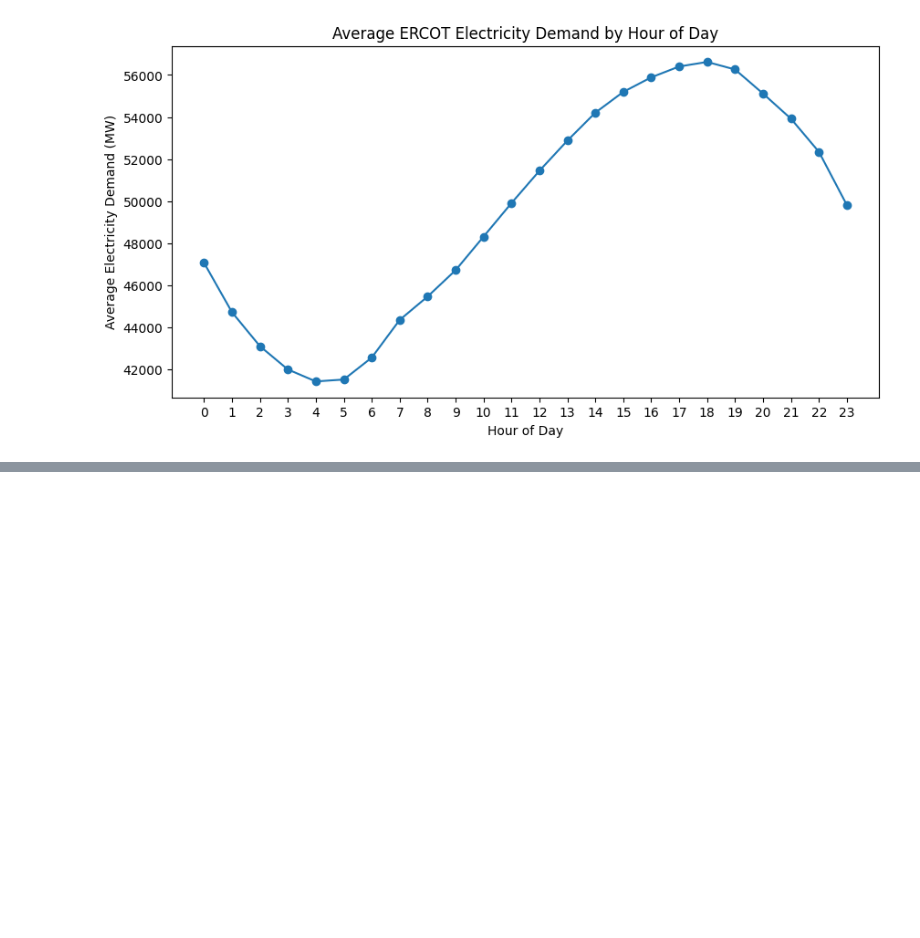
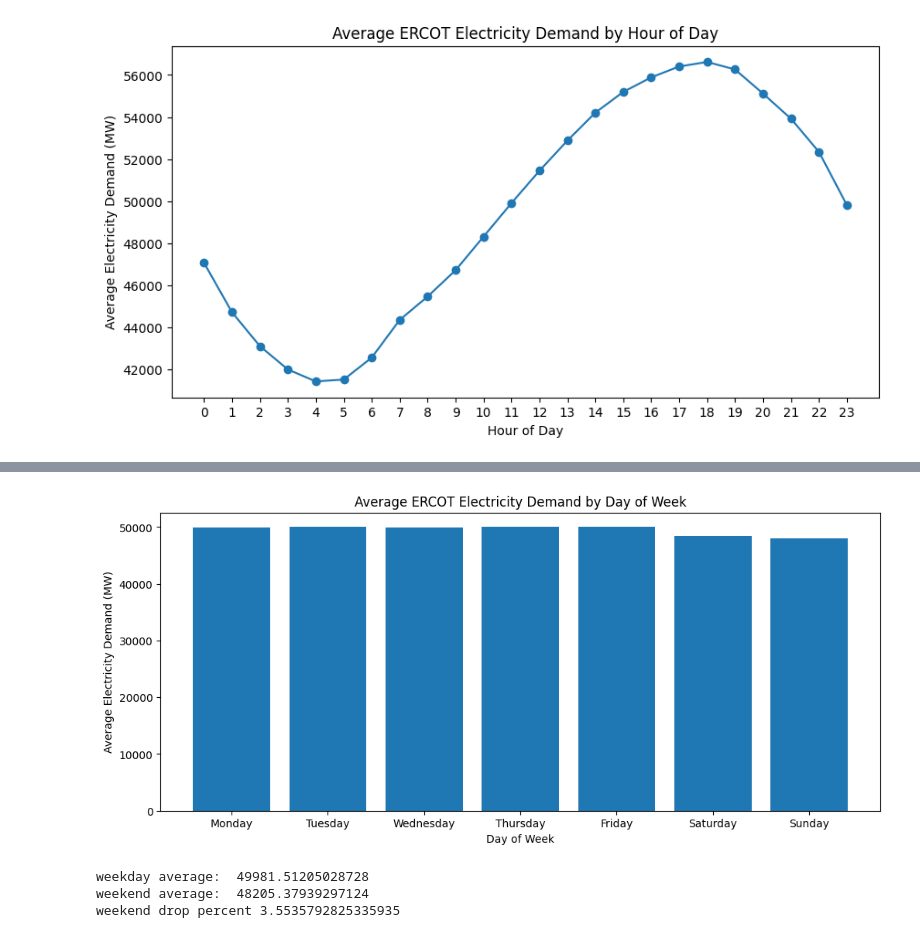
Before and after one commit to Chen-M-22/GridCast, a Jupyter notebook: 01_data_exploration.ipynb, the cells around one changed output, grey strips where cells are left out. Cells and saved outputs as stored; diff of their text form; code cells hidden in the pictures; blank space fills up the shorter version.

```diff
--- a/01_data_exploration.ipynb
+++ b/01_data_exploration.ipynb
@@ -466,3 +466,12 @@ plt.xticks(range(24))
 plt.show()
 # %% [output]
 [figure]
+# %%
+historical_demand_df = pd.read_csv('ercot_hourly_demand_2020_2025_clean.csv', parse_dates = ['timestamp'])
+# %%
+historical_demand_df['local_timestamp'] = historical_demand_df['timestamp'].dt.tz_localize("UTC").dt.tz_convert("America/Chicago")
+# %%
+historical_demand_df['day_of_week'] = historical_demand_df['local_timestamp'].dt.day_of_week
+# %%
+average_demand_by_day = historical_demand_df.groupby('day_of_week')['demand'].mean()
+average_demand_by_day
@@ -468,0 +489,35 @@ plt.show()
+# %%
+day_names = [
+    "Monday",
+    "Tuesday",
+    "Wednesday",
+    "Thursday",
+    "Friday",
+    "Saturday",
+    "Sunday"
+]
+
+plt.figure(figsize=(12, 5))
+plt.bar(day_names, average_demand_by_day.values)
+plt.xlabel('Day of Week')
+plt.ylabel('Average Electricity Demand (MW)')
+plt.title("Average ERCOT Electricity Demand by Day of Week")
+plt.show()
+# %% [output]
+[figure, added]
+# %%
+# Demand decreases noticebaly on weekends,
+# while differences among weekdays are comparatively small.
+
+weekday_average = average_demand_by_day.loc[0:4].mean()
+weekend_average = average_demand_by_day.loc[5:6].mean()
+
+weekend_drop_percent = ((weekday_average - weekend_average) / weekday_average) * 100
+
+print('weekday average: ', weekday_average)
+print('weekend average: ', weekend_average)
+print('weekend drop percent', weekend_drop_percent)
+# %% [output]
+weekday average:  49981.51205028728
+weekend average:  48205.37939297124
+weekend drop percent 3.5535792825335935
```
Also changed, not shown: parts of 16 cells of this notebook.
